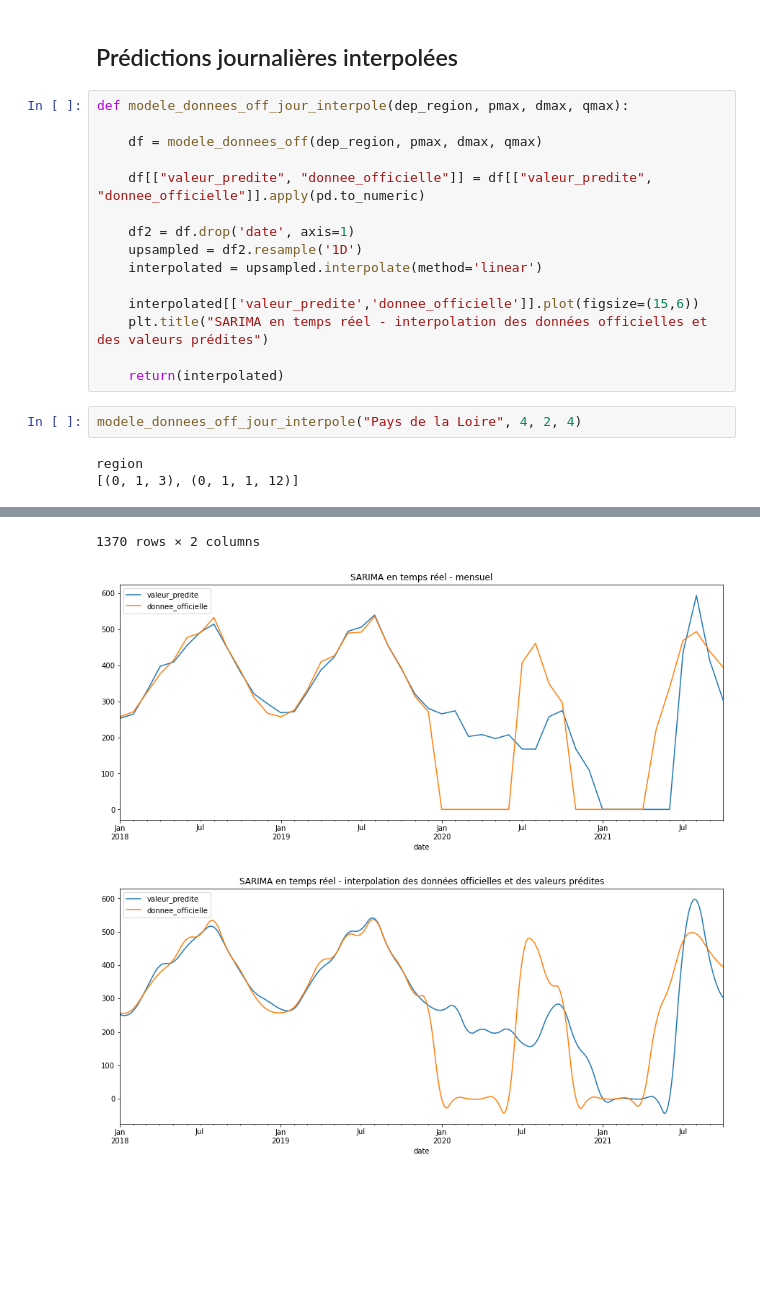
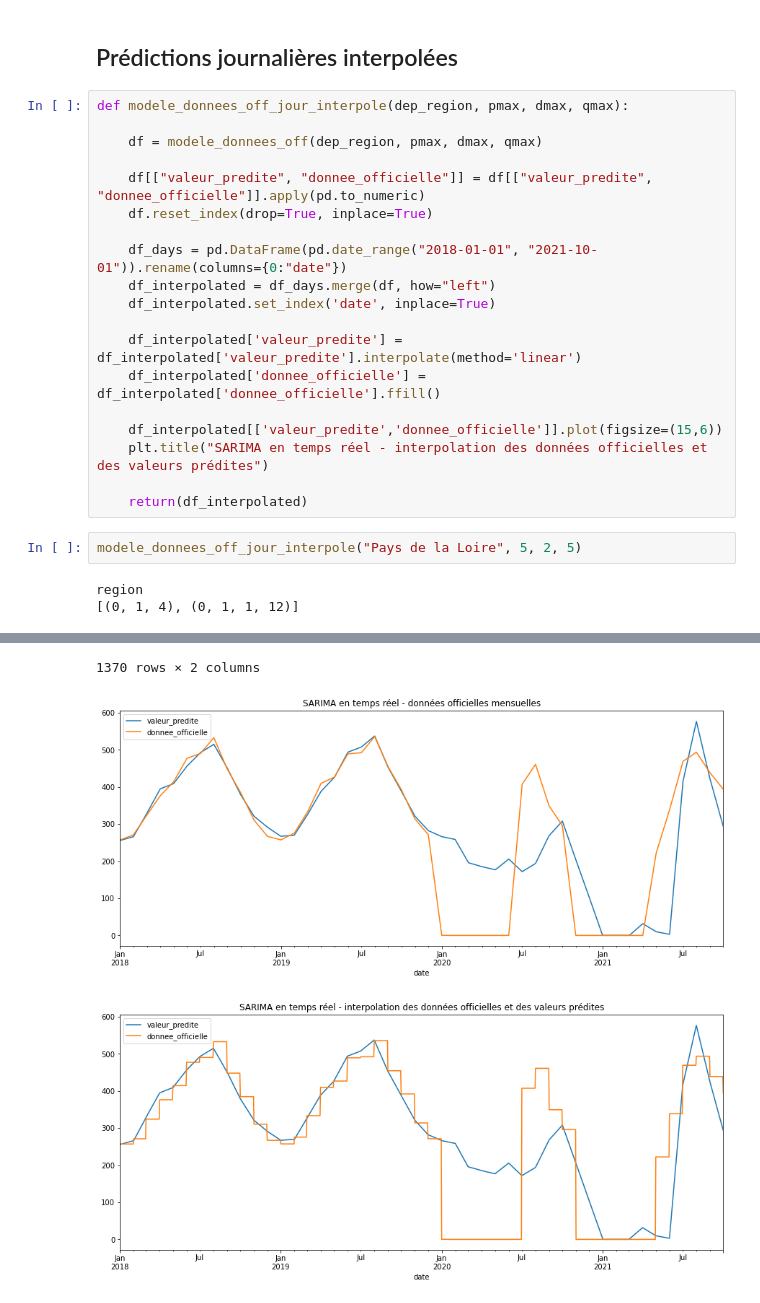
Before and after one commit to julienowack/stat_app, a Jupyter notebook: Indicateur_off_data_automatise.ipynb, the cells around one changed output, grey strips where cells are left out. Cells and saved outputs as stored; diff of their text form; blank space fills up the shorter version.

```diff
--- a/Indicateur_off_data_automatise.ipynb
+++ b/Indicateur_off_data_automatise.ipynb
@@ -231,19 +293,23 @@ def modele_donnees_off_jour_interpole(dep_region, pmax, dmax, qmax):
     df = modele_donnees_off(dep_region, pmax, dmax, qmax)
 
     df[["valeur_predite", "donnee_officielle"]] = df[["valeur_predite", "donnee_officielle"]].apply(pd.to_numeric)
+    df.reset_index(drop=True, inplace=True)
 
-    df2 = df.drop('date', axis=1)
-    upsampled = df2.resample('1D')
-    interpolated = upsampled.interpolate(method='linear')
+    df_days = pd.DataFrame(pd.date_range("2018-01-01", "2021-10-01")).rename(columns={0:"date"})
+    df_interpolated = df_days.merge(df, how="left")
+    df_interpolated.set_index('date', inplace=True)
 
-    interpolated[['valeur_predite','donnee_officielle']].plot(figsize=(15,6))
+    df_interpolated['valeur_predite'] = df_interpolated['valeur_predite'].interpolate(method='linear')
+    df_interpolated['donnee_officielle'] = df_interpolated['donnee_officielle'].ffill()
+
+    df_interpolated[['valeur_predite','donnee_officielle']].plot(figsize=(15,6))
     plt.title("SARIMA en temps réel - interpolation des données officielles et des valeurs prédites")
 
-    return(interpolated)
+    return(df_interpolated)
 # %%
-modele_donnees_off_jour_interpole("Pays de la Loire", 4, 2, 4)
+modele_donnees_off_jour_interpole("Pays de la Loire", 5, 2, 5)
 # %% [output]
 region
-[(0, 1, 3), (0, 1, 1, 12)]
+[(0, 1, 4), (0, 1, 1, 12)]
 |  | valeur_predite | donnee_officielle |
 | date |  |  |
@@ -261,3 +327,3 @@ region
 1370 rows × 2 columns
-[figure, old version]
+[figure, new version]
-[figure, old version]
+[figure, new version]
```
Also changed, not shown: parts of 6 cells of this notebook.
